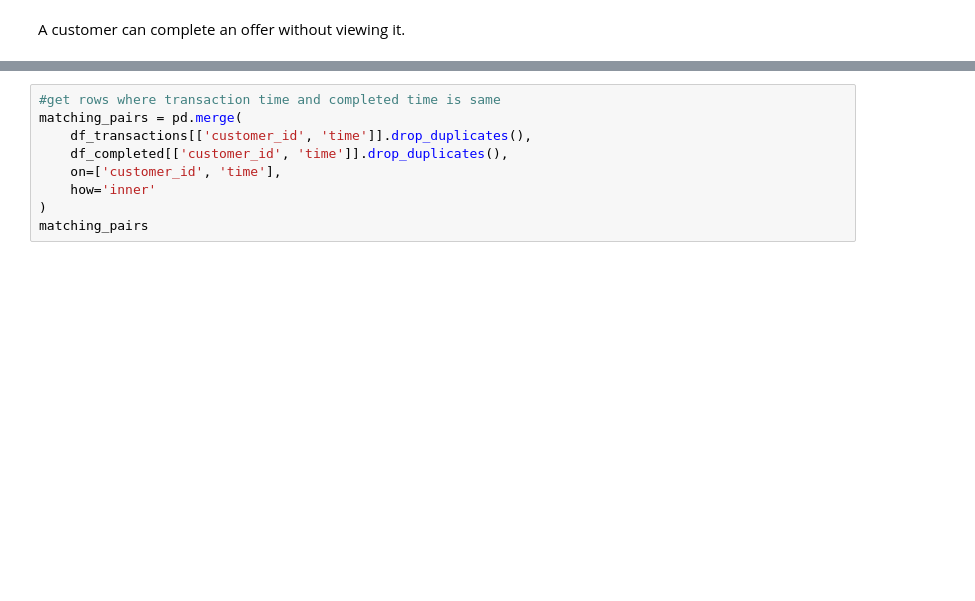
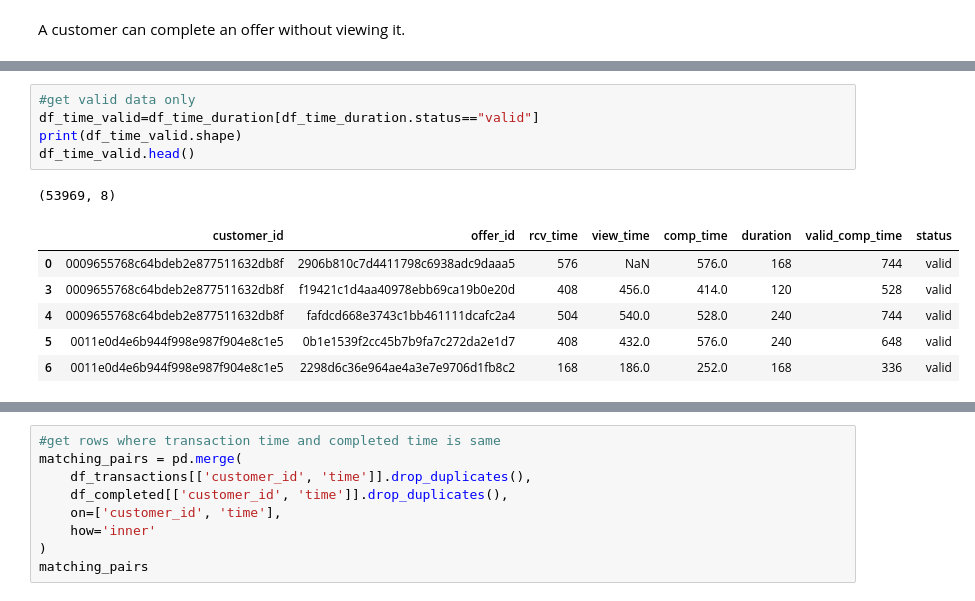
Before and after one commit to irfanzim/Python-Maven-Rewards-Challenge, a Jupyter notebook: Untitled1.ipynb, the cells around one changed output, grey strips where cells are left out. Cells and saved outputs as stored; diff of their text form; blank space fills up the shorter version.

```diff
--- a/Untitled1.ipynb
+++ b/Untitled1.ipynb
@@ -546,0 +638,13 @@ df_time.head()
+# %%
+#get valid data only
+df_time_valid=df_time_duration[df_time_duration.status=="valid"]
+print(df_time_valid.shape)
+df_time_valid.head()
+# %% [output]
+(53969, 8)
+|  | customer_id | offer_id | rcv_time | view_time | comp_time | duration | valid_comp_time | status |
+| 0 | 0009655768c64bdeb2e877511632db8f | 2906b810c7d4411798c6938adc9daaa5 | 576 | NaN | 576.0 | 168 | 744 | valid |
+| 3 | 0009655768c64bdeb2e877511632db8f | f19421c1d4aa40978ebb69ca19b0e20d | 408 | 456.0 | 414.0 | 120 | 528 | valid |
+| 4 | 0009655768c64bdeb2e877511632db8f | fafdcd668e3743c1bb461111dcafc2a4 | 504 | 540.0 | 528.0 | 240 | 744 | valid |
+| 5 | 0011e0d4e6b944f998e987f904e8c1e5 | 0b1e1539f2cc45b7b9fa7c272da2e1d7 | 408 | 432.0 | 576.0 | 240 | 648 | valid |
+| 6 | 0011e0d4e6b944f998e987f904e8c1e5 | 2298d6c36e964ae4a3e7e9706d1fb8c2 | 168 | 186.0 | 252.0 | 168 | 336 | valid |
```
Also changed, not shown: parts of 18 cells of this notebook.
